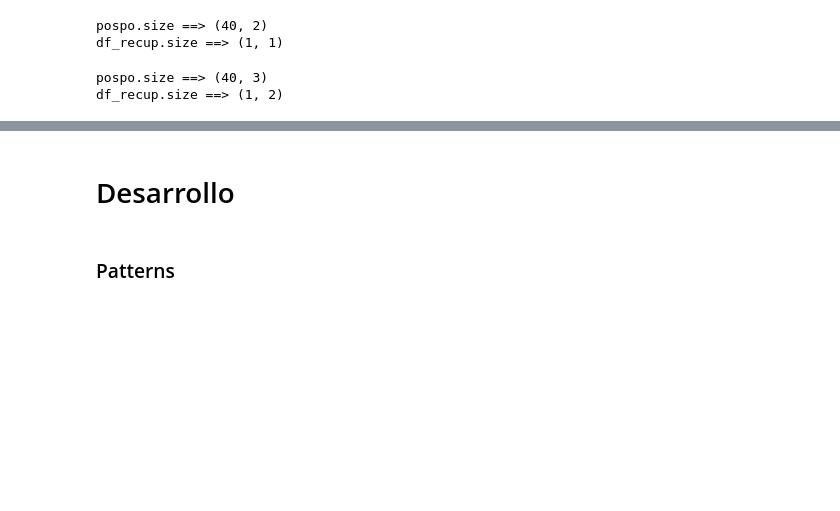
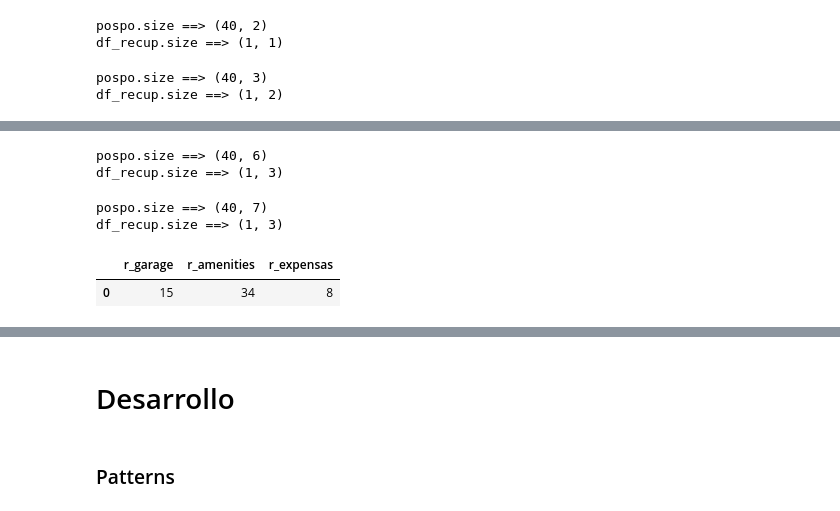
Before and after one commit to capereiro/practicoDesafio.01, a Jupyter notebook: nbs/CP_desarrollo.ipynb, the cells around one changed output, grey strips where cells are left out. Cells and saved outputs as stored; diff of their text form; code cells hidden in the pictures; blank space fills up the shorter version.

```diff
--- a/nbs/CP_desarrollo.ipynb
+++ b/nbs/CP_desarrollo.ipynb
@@ -197,5 +170,0 @@ df1
-# %%
-    df3 = g3.busca_claves(pattern,'title',df.head(ca_filas))
-    df4 = obtener_df_indexado_booleano(df3, 'r_amenities')
-
-    df5 = pd.concat([df2,df4]).sort_values('indice')
@@ -208,2 +171,36 @@ display(df2, len(df2))
+# %%
+def recuperar_expensas(pospo, recup):
+    pattern = r"(expensas)"
+    df1 = g3.busca_claves(pattern,'description',df.head(ca_filas)) # Para trabajar con un DF acotado
+    df2 = g3.obtener_df_indexado_simple(df1, 'r_expensas')
+
+    df3 = g3.busca_claves(pattern,'title',df.head(ca_filas))
+    df4 = g3.obtener_df_indexado_simple(df3, 'r_expensas')
+
+    df5 = pd.concat([df2,df4]).sort_values('indice')
+
+    recup = g3.registrar_recupero(len(df5),'r_expensas', recup)
+
+    pospo = pd.merge(pospo, df5,on='indice', how='left').drop_duplicates(['indice'],keep='last')
+    return pospo, recup
+# %%
+pospo, df_recup = recuperar_expensas(pospo, df_recup)
+print('pospo.size ==> ' + str(pospo.shape))
+print('df_recup.size ==> ' + str(df_recup.shape))
+# %% [output]
+pospo.size ==> (40, 6)
+df_recup.size ==> (1, 3)
+# %%
+pospo, df_recup = recuperar_expensas(pospo, df_recup)
+print('pospo.size ==> ' + str(pospo.shape))
+print('df_recup.size ==> ' + str(df_recup.shape))
+# %% [output]
+pospo.size ==> (40, 7)
+df_recup.size ==> (1, 3)
+# %%
+df_recup
+# %% [output]
+|  | r_garage | r_amenities | r_expensas |
+| 0 | 15 | 34 | 8 |
 # %%
 pospo
```
Also changed, not shown: parts of 9 cells of this notebook.
